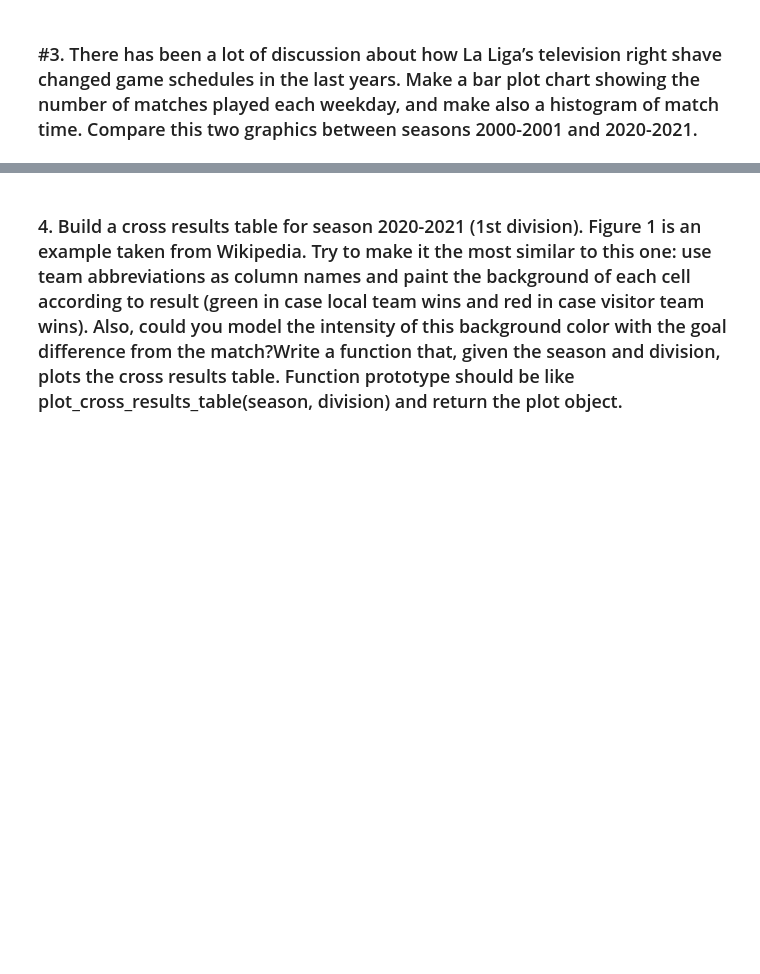
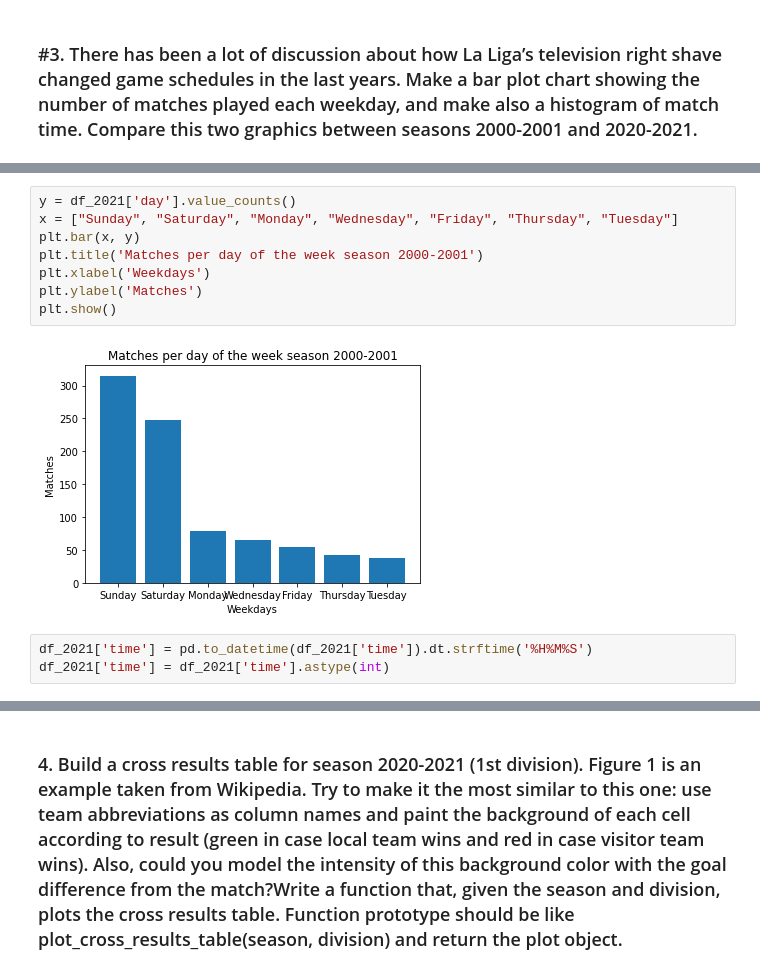
Before and after one commit to MellacE98/LaQuinielaUAB, a Jupyter notebook: LaLigaDataAnalysis.ipynb, the cells around one changed output, grey strips where cells are left out. Cells and saved outputs as stored; diff of their text form; blank space fills up the shorter version.

```diff
--- a/LaLigaDataAnalysis.ipynb
+++ b/LaLigaDataAnalysis.ipynb
@@ -122,0 +151,13 @@ plt.show()
+# %%
+y = df_2021['day'].value_counts()
+x = ["Sunday", "Saturday", "Monday", "Wednesday", "Friday", "Thursday", "Tuesday"]
+plt.bar(x, y)
+plt.title('Matches per day of the week season 2000-2001')
+plt.xlabel('Weekdays')
+plt.ylabel('Matches')
+plt.show()
+# %% [output]
+[figure, added]
+# %%
+df_2021['time'] = pd.to_datetime(df_2021['time']).dt.strftime('%H%M%S')
+df_2021['time'] = df_2021['time'].astype(int)
```
Also changed, not shown: parts of 15 cells of this notebook.
